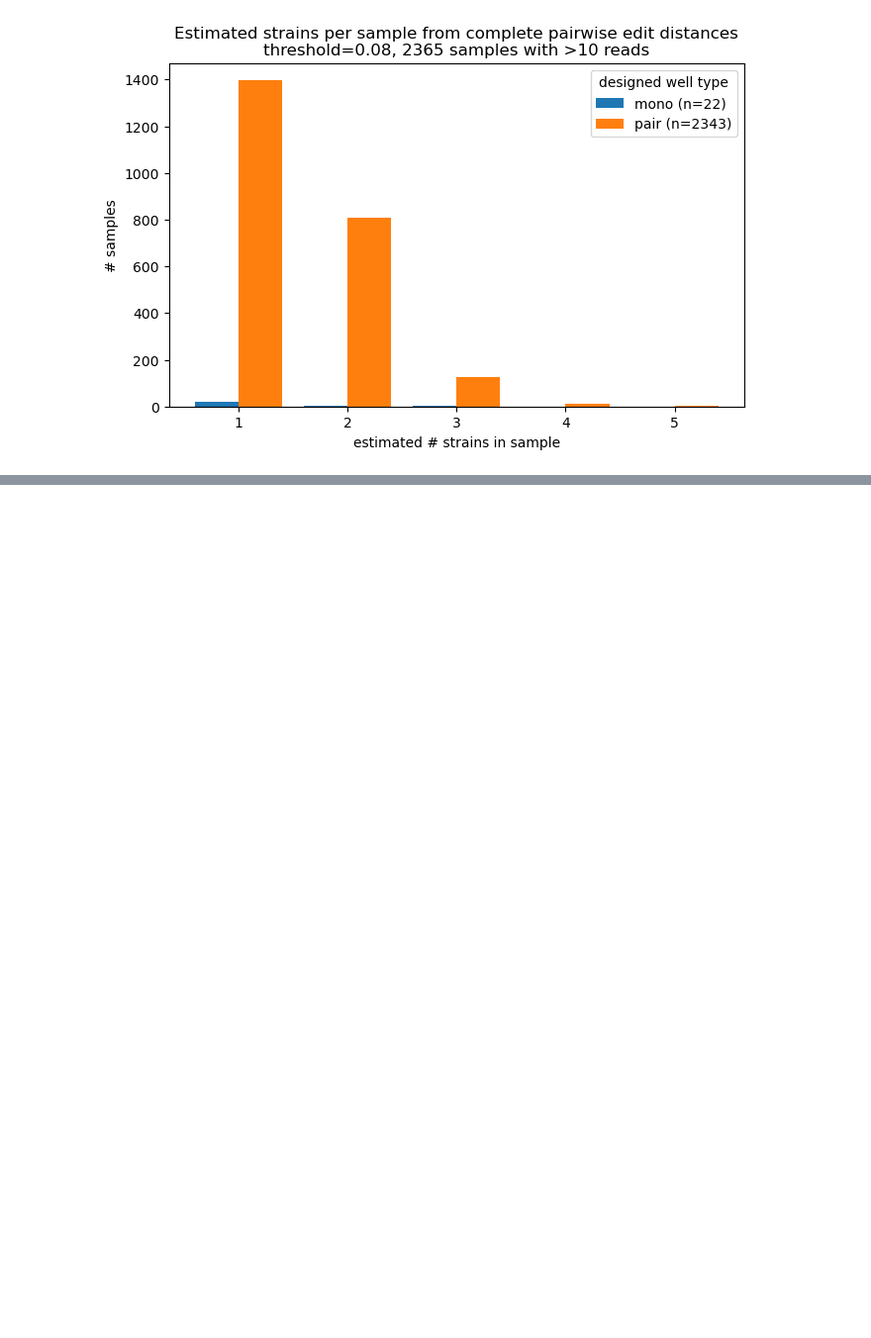
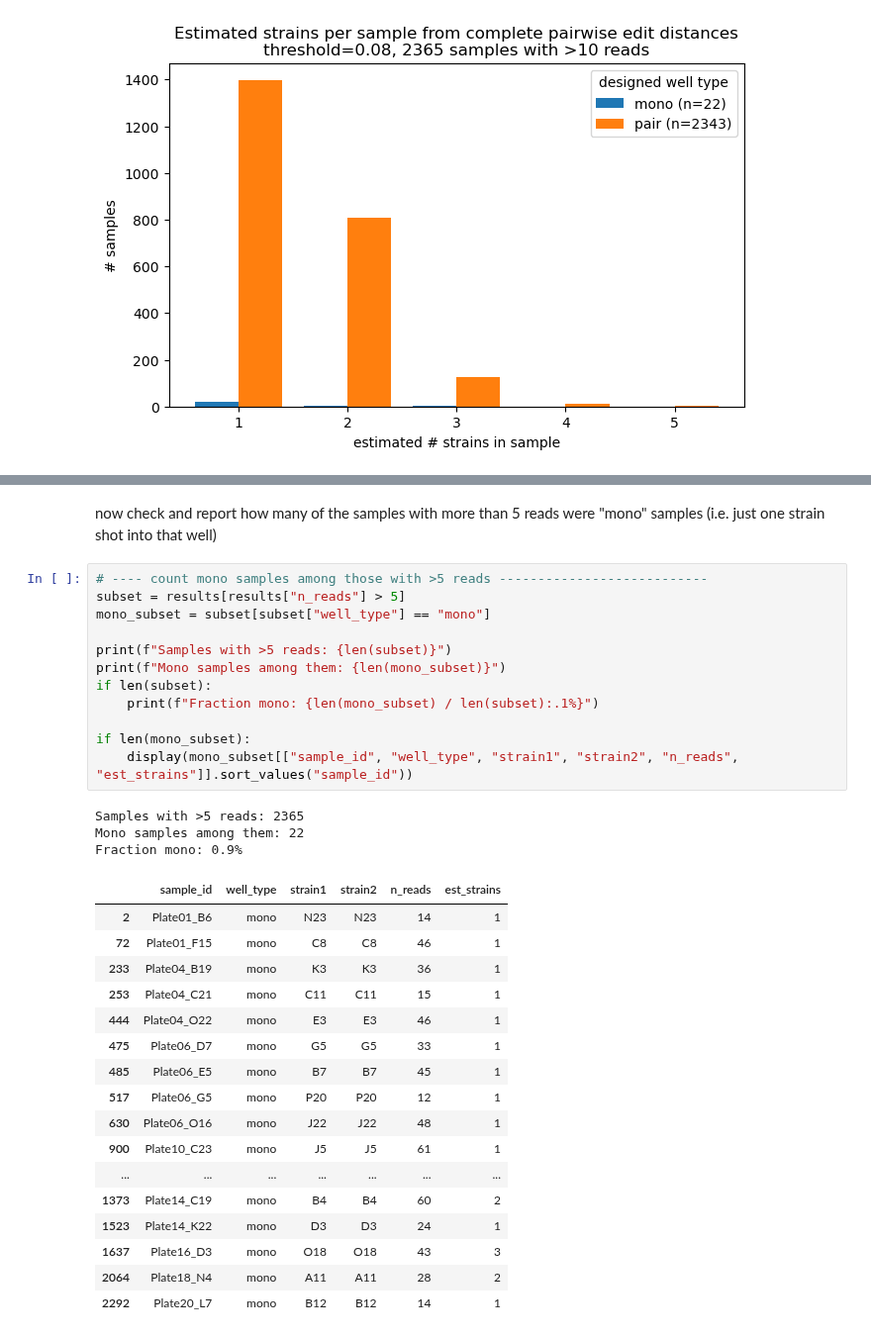
Before and after one commit to RatzkeLab/pairwise-interactions, a Jupyter notebook: 20260721/analysis/check_reads.ipynb, the cells around one changed output, grey strips where cells are left out. Shown at 99% size. Cells and saved outputs as stored; diff of their text form; blank space fills up the shorter version.

```diff
--- a/20260721/analysis/check_reads.ipynb
+++ b/20260721/analysis/check_reads.ipynb
@@ -437,0 +483,35 @@ plt.show()
+# %% [markdown]
+now check and report how many of the samples with more than 5 reads were "mono" samples (i.e. just one strain shot into that well)
+# %%
+# ---- count mono samples among those with >5 reads ---------------------------
+subset = results[results["n_reads"] > 5]
+mono_subset = subset[subset["well_type"] == "mono"]
+
+print(f"Samples with >5 reads: {len(subset)}")
+print(f"Mono samples among them: {len(mono_subset)}")
+if len(subset):
+    print(f"Fraction mono: {len(mono_subset) / len(subset):.1%}")
+
+if len(mono_subset):
+    display(mono_subset[["sample_id", "well_type", "strain1", "strain2", "n_reads", "est_strains"]].sort_values("sample_id"))
+# %% [output]
+Samples with >5 reads: 2365
+Mono samples among them: 22
+Fraction mono: 0.9%
+|  | sample_id | well_type | strain1 | strain2 | n_reads | est_strains |
+| 2 | Plate01_B6 | mono | N23 | N23 | 14 | 1 |
+| 72 | Plate01_F15 | mono | C8 | C8 | 46 | 1 |
+| 233 | Plate04_B19 | mono | K3 | K3 | 36 | 1 |
+| 253 | Plate04_C21 | mono | C11 | C11 | 15 | 1 |
+| 444 | Plate04_O22 | mono | E3 | E3 | 46 | 1 |
+| 475 | Plate06_D7 | mono | G5 | G5 | 33 | 1 |
+| 485 | Plate06_E5 | mono | B7 | B7 | 45 | 1 |
+| 517 | Plate06_G5 | mono | P20 | P20 | 12 | 1 |
+| 630 | Plate06_O16 | mono | J22 | J22 | 48 | 1 |
+| 900 | Plate10_C23 | mono | J5 | J5 | 61 | 1 |
+| ... | ... | ... | ... | ... | ... | ... |
+| 1373 | Plate14_C19 | mono | B4 | B4 | 60 | 2 |
+| 1523 | Plate14_K22 | mono | D3 | D3 | 24 | 1 |
+| 1637 | Plate16_D3 | mono | O18 | O18 | 43 | 3 |
+| 2064 | Plate18_N4 | mono | A11 | A11 | 28 | 2 |
+| 2292 | Plate20_L7 | mono | B12 | B12 | 14 | 1 |
```
Also changed, not shown: parts of 5 cells of this notebook, 1 other file.
